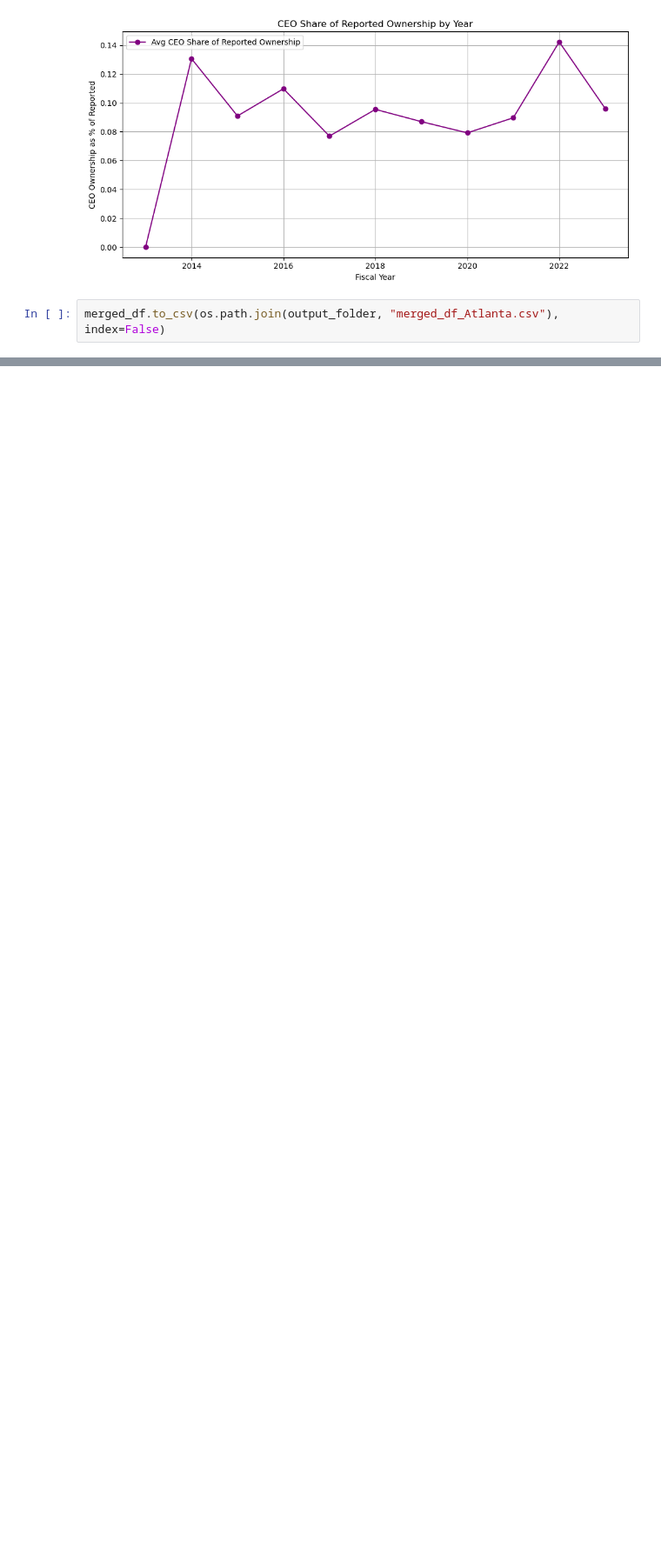
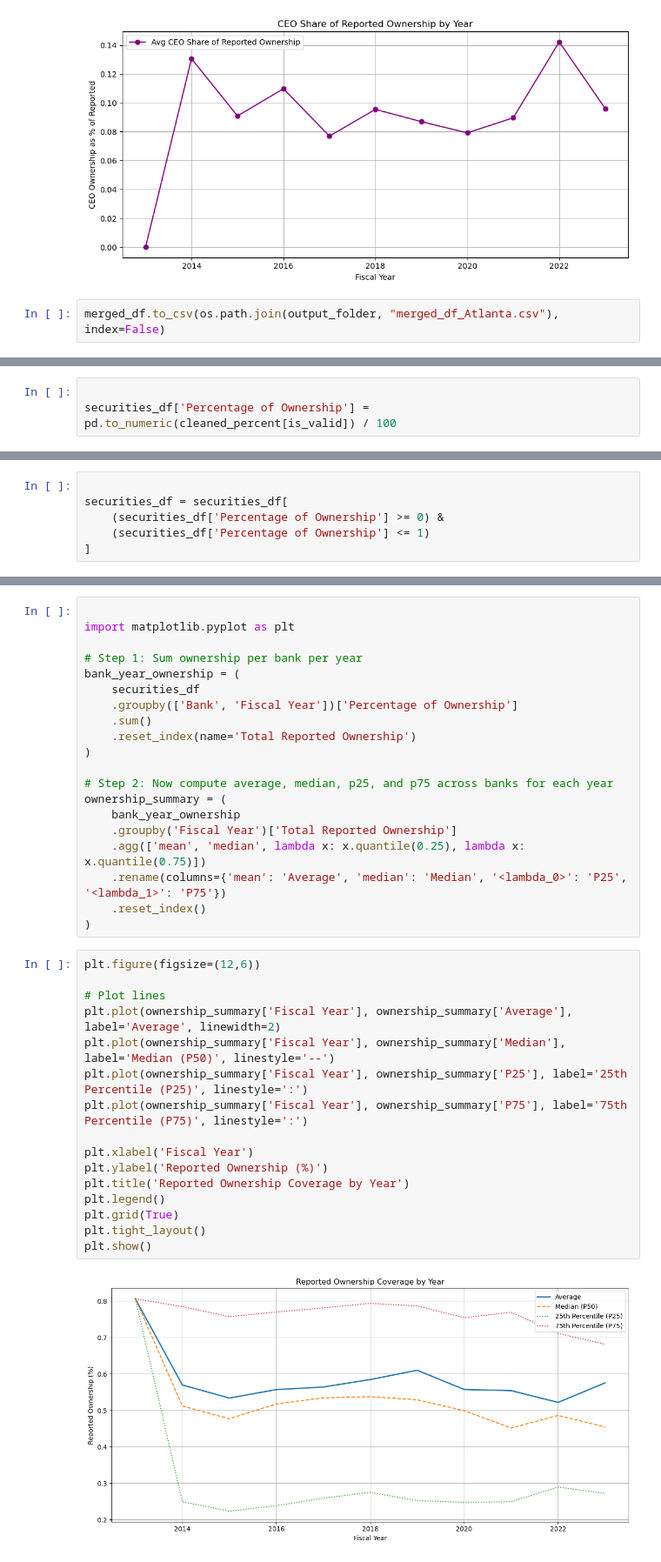
Before and after one commit to nashlaturciosss/fed-data-scraper, a Jupyter notebook: notebooks/clean_csvs.ipynb, the cells around one changed output, grey strips where cells are left out. Shown: that part at 87% size. Drawn from its saved outputs; the diff is of its cells as text; blank space fills up the shorter version.

```diff
--- a/notebooks/clean_csvs.ipynb
+++ b/notebooks/clean_csvs.ipynb
@@ -770,0 +787,3 @@ merged_df.to_csv(os.path.join(output_folder, "merged_df_Atlanta.csv"), index=Fal
+# %%
+
+securities_df['Percentage of Ownership'] = pd.to_numeric(cleaned_percent[is_valid]) / 100
@@ -770,0 +795,6 @@ merged_df.to_csv(os.path.join(output_folder, "merged_df_Atlanta.csv"), index=Fal
+# %%
+
+securities_df = securities_df[
+    (securities_df['Percentage of Ownership'] >= 0) &
+    (securities_df['Percentage of Ownership'] <= 1)
+]
@@ -770,0 +803,38 @@ merged_df.to_csv(os.path.join(output_folder, "merged_df_Atlanta.csv"), index=Fal
+# %%
+
+import matplotlib.pyplot as plt
+
+# Step 1: Sum ownership per bank per year
+bank_year_ownership = (
+    securities_df
+    .groupby(['Bank', 'Fiscal Year'])['Percentage of Ownership']
+    .sum()
+    .reset_index(name='Total Reported Ownership')
+)
+
+# Step 2: Now compute average, median, p25, and p75 across banks for each year
+ownership_summary = (
+    bank_year_ownership
+    .groupby('Fiscal Year')['Total Reported Ownership']
+    .agg(['mean', 'median', lambda x: x.quantile(0.25), lambda x: x.quantile(0.75)])
+    .rename(columns={'mean': 'Average', 'median': 'Median', '<lambda_0>': 'P25', '<lambda_1>': 'P75'})
+    .reset_index()
+)
+# %%
+plt.figure(figsize=(12,6))
+
+# Plot lines
+plt.plot(ownership_summary['Fiscal Year'], ownership_summary['Average'], label='Average', linewidth=2)
+plt.plot(ownership_summary['Fiscal Year'], ownership_summary['Median'], label='Median (P50)', linestyle='--')
+plt.plot(ownership_summary['Fiscal Year'], ownership_summary['P25'], label='25th Percentile (P25)', linestyle=':')
+plt.plot(ownership_summary['Fiscal Year'], ownership_summary['P75'], label='75th Percentile (P75)', linestyle=':')
+
+plt.xlabel('Fiscal Year')
+plt.ylabel('Reported Ownership (%)')
+plt.title('Reported Ownership Coverage by Year')
+plt.legend()
+plt.grid(True)
+plt.tight_layout()
+plt.show()
+# %% [output]
+[figure, added]
```
Also changed, not shown: parts of 20 cells of this notebook, 2 other files.
